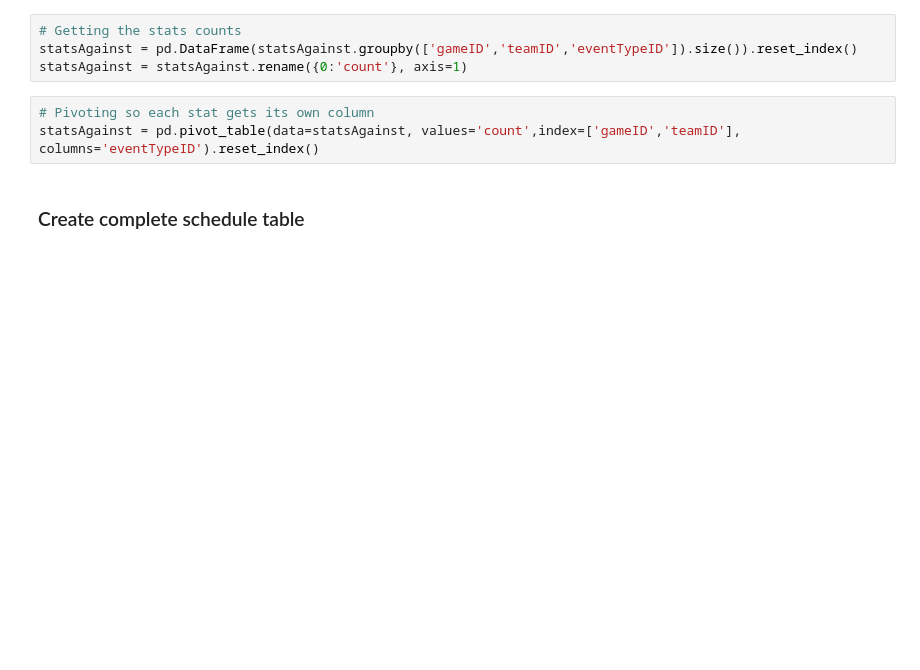
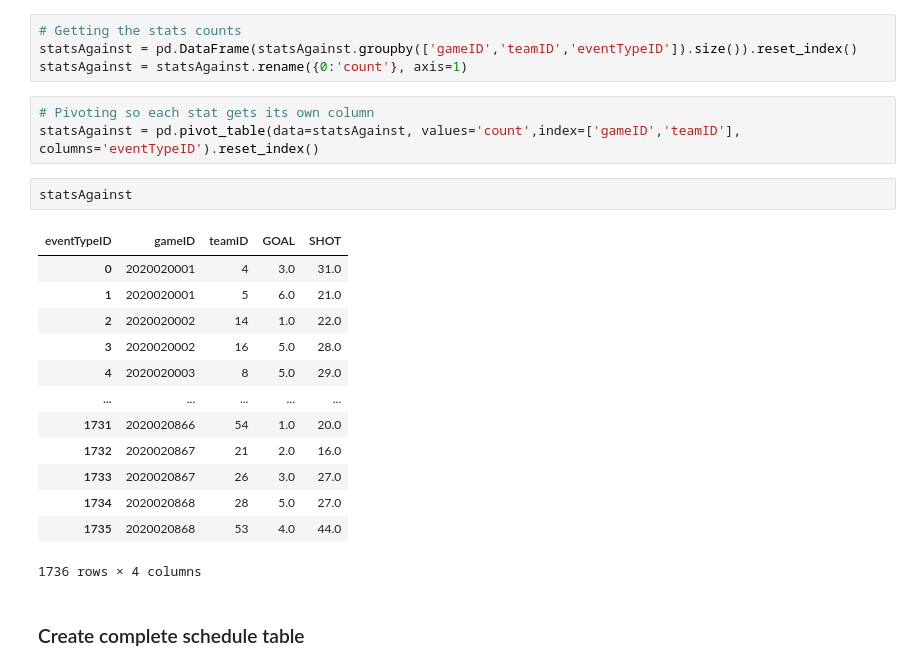
Before and after one commit to avickars/NHL-Database, a Jupyter notebook: Analysis/predicting_wins.ipynb, the cells around one changed output. Cells and saved outputs as stored; diff of their text form; blank space fills up the shorter version.

```diff
--- a/Analysis/predicting_wins.ipynb
+++ b/Analysis/predicting_wins.ipynb
@@ -63,6 +79,22 @@ statsAgainst = statsAgainst.rename({0:'count'}, axis=1)
 # %%
 # Pivoting so each stat gets its own column
 statsAgainst = pd.pivot_table(data=statsAgainst, values='count',index=['gameID','teamID'], columns='eventTypeID').reset_index()
+# %%
+statsAgainst
+# %% [output]
+| eventTypeID | gameID | teamID | GOAL | SHOT |
+| 0 | 2020020001 | 4 | 3.0 | 31.0 |
+| 1 | 2020020001 | 5 | 6.0 | 21.0 |
+| 2 | 2020020002 | 14 | 1.0 | 22.0 |
+| 3 | 2020020002 | 16 | 5.0 | 28.0 |
+| 4 | 2020020003 | 8 | 5.0 | 29.0 |
+| ... | ... | ... | ... | ... |
+| 1731 | 2020020866 | 54 | 1.0 | 20.0 |
+| 1732 | 2020020867 | 21 | 2.0 | 16.0 |
+| 1733 | 2020020867 | 26 | 3.0 | 27.0 |
+| 1734 | 2020020868 | 28 | 5.0 | 27.0 |
+| 1735 | 2020020868 | 53 | 4.0 | 44.0 |
+1736 rows × 4 columns
 # %% [markdown]
 ### Create complete schedule table
 # %%
```
Also changed, not shown: parts of 12 cells of this notebook, 16 other files.
